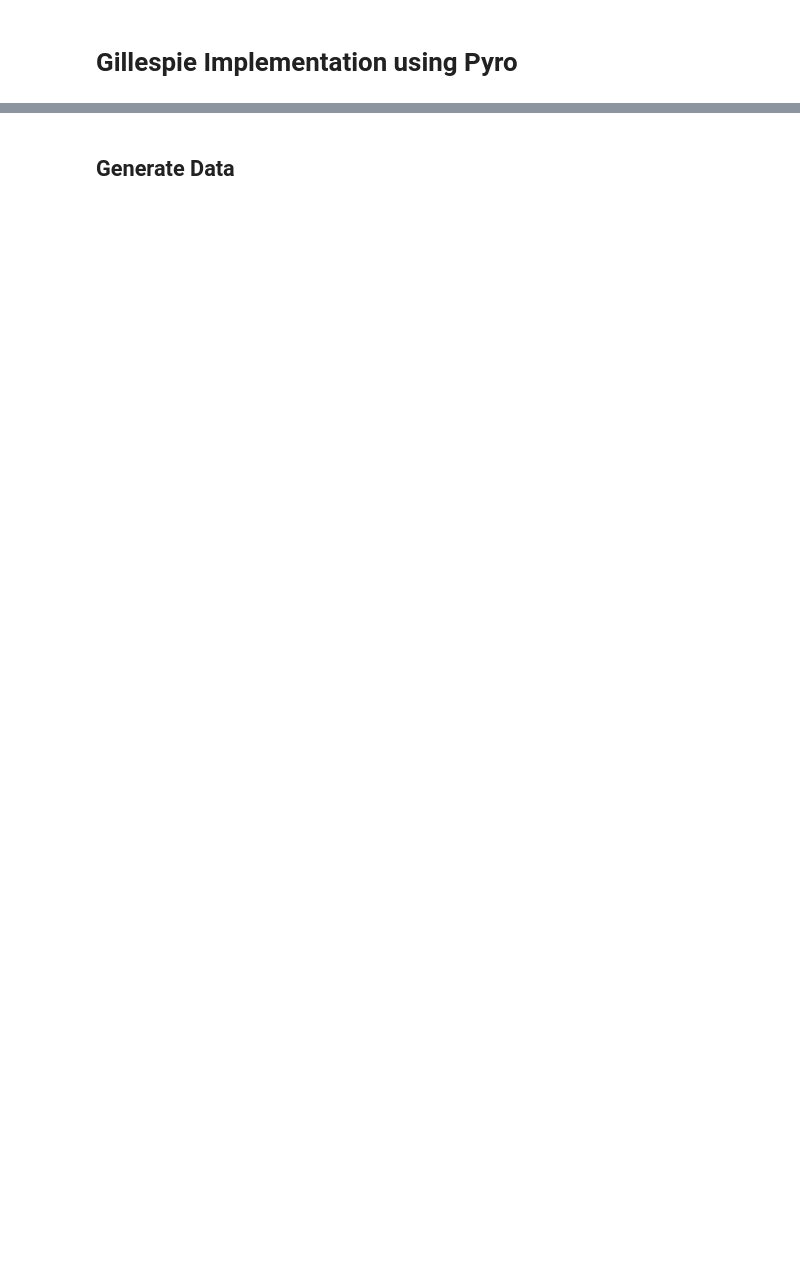
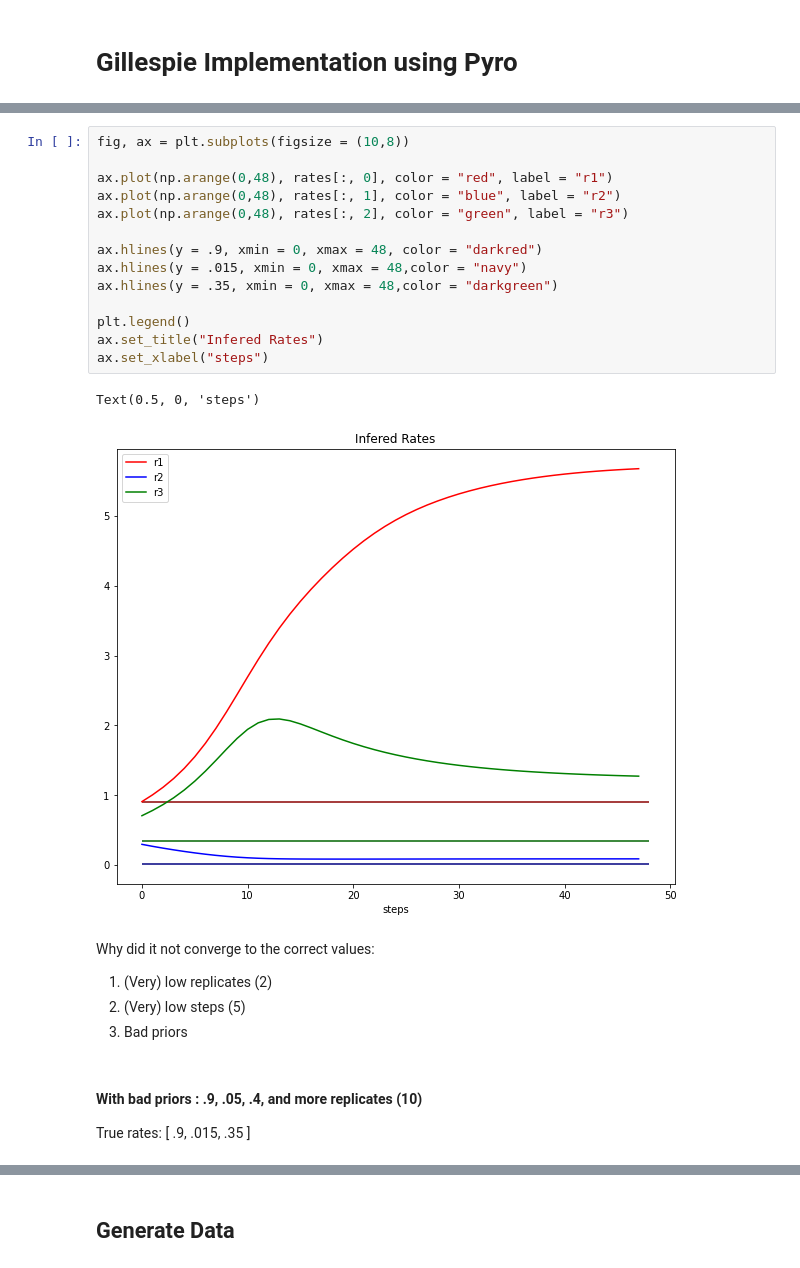
Before and after one commit to devonjkohler/gillespiePPL, a Jupyter notebook: Jupyter_Notebooks/Pyro_Implementation.ipynb, the cells around one changed output, grey strips where cells are left out. Cells and saved outputs as stored; diff of their text form; blank space fills up the shorter version.

```diff
--- a/Jupyter_Notebooks/Pyro_Implementation.ipynb
+++ b/Jupyter_Notebooks/Pyro_Implementation.ipynb
@@ -11,0 +296,26 @@ import matplotlib.pyplot as plt
+# %%
+fig, ax = plt.subplots(figsize = (10,8))
+
+ax.plot(np.arange(0,48), rates[:, 0], color = "red", label = "r1")
+ax.plot(np.arange(0,48), rates[:, 1], color = "blue", label = "r2")
+ax.plot(np.arange(0,48), rates[:, 2], color = "green", label = "r3")
+
+ax.hlines(y = .9, xmin = 0, xmax = 48, color = "darkred")
+ax.hlines(y = .015, xmin = 0, xmax = 48,color = "navy")
+ax.hlines(y = .35, xmin = 0, xmax = 48,color = "darkgreen")
+
+plt.legend()
+ax.set_title("Infered Rates")
+ax.set_xlabel("steps")
+# %% [output]
+Text(0.5, 0, 'steps')
+[figure, added]
+# %% [markdown]
+Why did it not converge to the correct values:
+1. (Very) low replicates (2)
+2. (Very) low steps (5)
+3. Bad priors
+# %% [markdown]
+#### With bad priors : .9, .05, .4, and more replicates (10)
+
+True rates:  [ .9, .015, .35 ]
```
Also changed, not shown: parts of 134 cells of this notebook, 14 other files.
